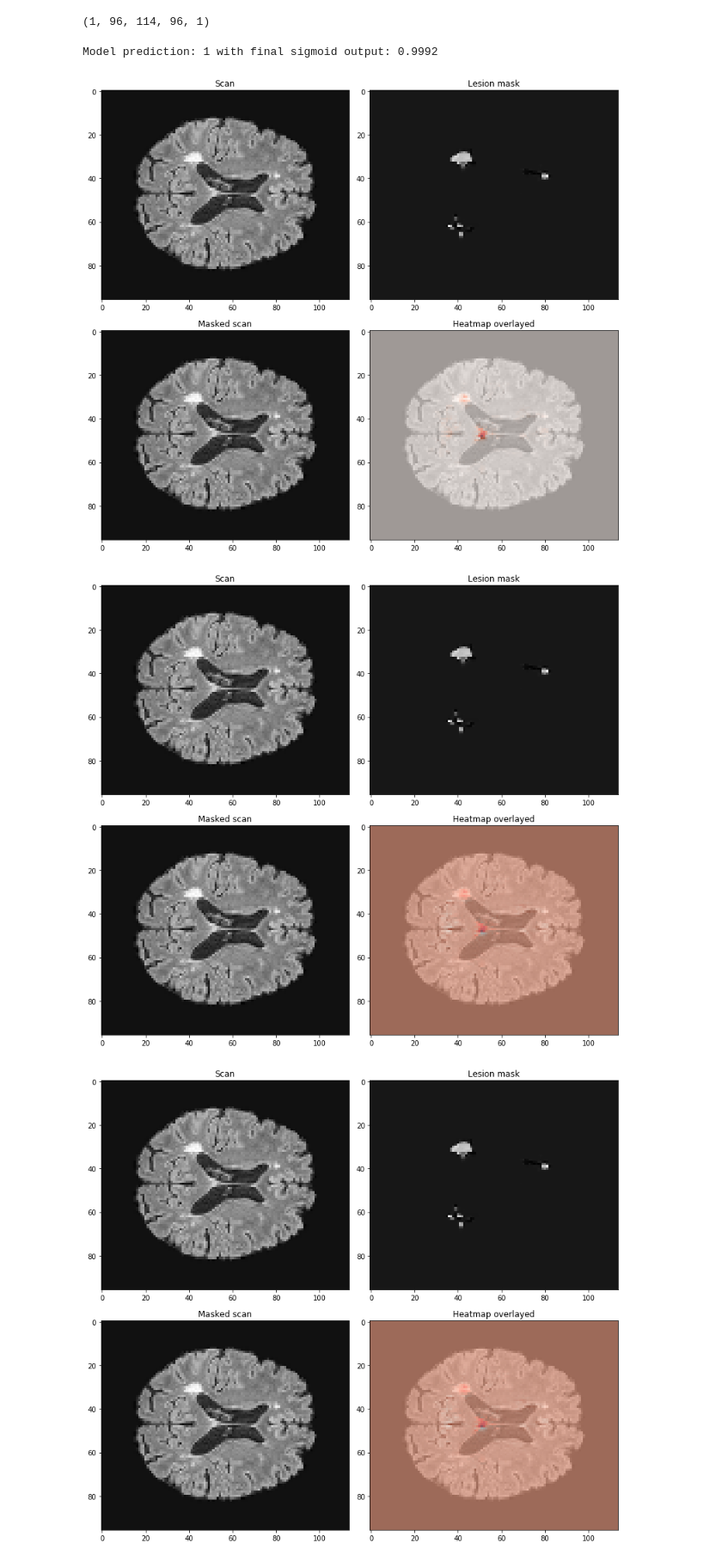
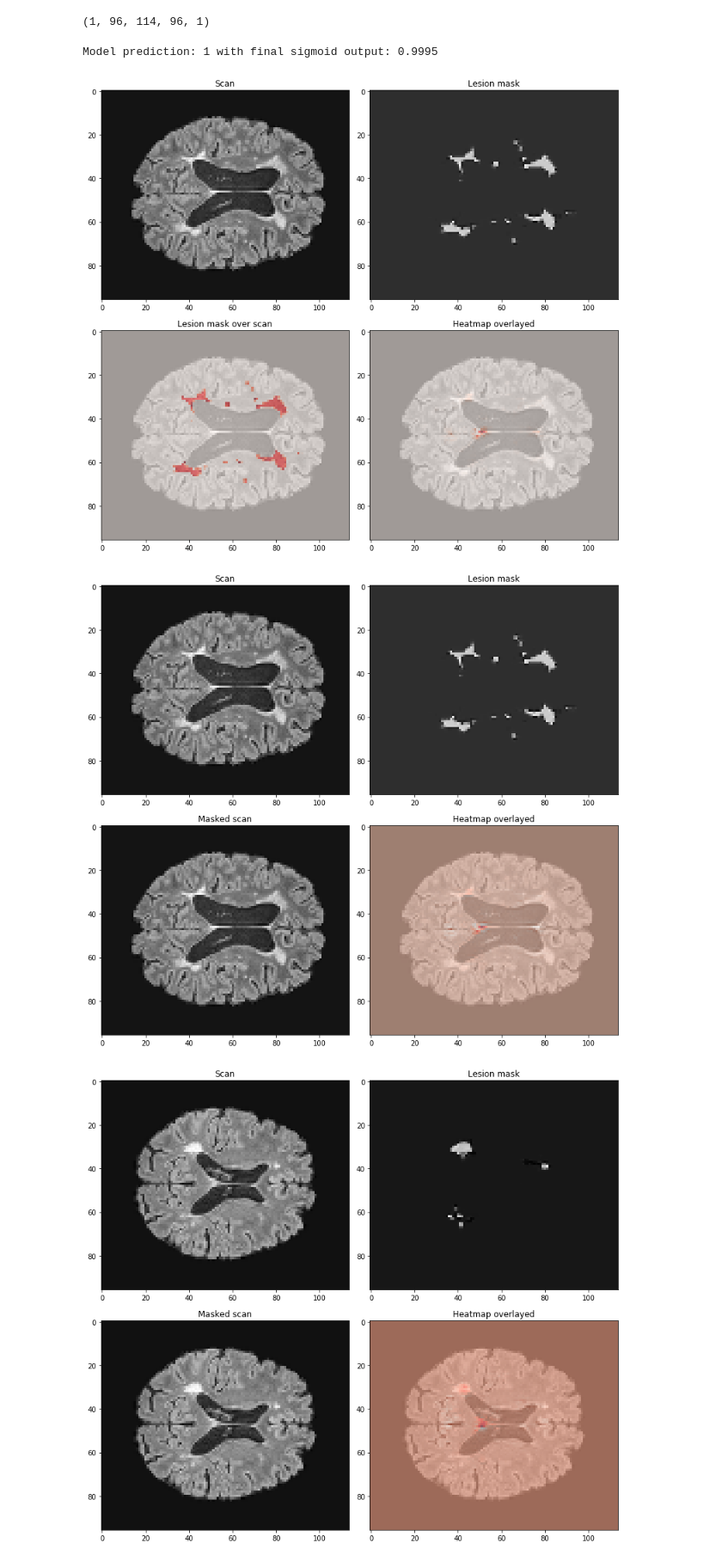
Before and after one commit to derEitel/explainableMS, a Jupyter notebook: INNvestigate-normal MS FLAIR.ipynb, the cells around one changed output. Shown at 86% size. Drawn from its saved outputs; the diff is of its cells as text; code cells hidden in the pictures.

```diff
--- a/INNvestigate-normal MS FLAIR.ipynb
+++ b/INNvestigate-normal MS FLAIR.ipynb
@@ -105,0 +110,7 @@ plt.show()
+# %%
+# sum over all dimensions
+lesion_masks_train = np.sum(lesion_masks_train, axis=(1, 2, 3)).reshape(-1, 1)
+lesion_masks_holdout = np.sum(lesion_masks_holdout, axis=(1, 2, 3)).reshape(-1, 1)
+# %%
+y_train = np.array(y_train)
+y_holdout = np.array(y_holdout)
@@ -214,7 +259,7 @@ model_dir = os.path.join(result_dir, weights[6]) # select best model
 #model_dir = os.path.join(result_dir, weights[1]) # select other model
 model.load_weights(model_dir)
 # %%
-image_idx = 8
+image_idx = 6
 sl = 48
 b = 1
 test_loader = CISDataset(X_holdout, y_holdout, transform=[intensity], batch_size=b, shuffle=False, z_factor=z_factor)
@@ -232,35 +277,36 @@ image.shape
 pred = model.predict(image)
 print("Model prediction: {} with final sigmoid output: {:.4f}".format((pred.item()>=0.5)*1, pred.item()))
 # %% [output]
-Model prediction: 1 with final sigmoid output: 0.9992
+Model prediction: 1 with final sigmoid output: 0.9995
 # %%
 # Creating an analyzer
 gradient_analyzer = innvestigate.create_analyzer("gradient", model, postprocess="abs")
 
 # Applying the analyzer
 analysis = gradient_analyzer.analyze(image)
 
 r = 2
 c = 2
 # Displaying the gradient
 plt.figure(figsize=(14,12))
 plt.subplots_adjust(hspace=0.15, wspace=0.)
 ax1 = plt.subplot(r, c, 1)
 plt.imshow(X_holdout[image_idx,:,:,sl].squeeze(), cmap='gray', interpolation=None)
 plt.title("Scan")
 ax2 = plt.subplot(r, c, 2)
 plt.imshow(lesion_masks_holdout[image_idx,:,:,sl].squeeze(), cmap='gray', interpolation=None)
 plt.title("Lesion mask")
 ax3 = plt.subplot(r, c, 3)
 plt.imshow(image[0,:,:,sl].squeeze(), cmap='gray', interpolation=None)
-plt.title("Masked scan")
+plt.imshow(lesion_masks_holdout[image_idx,:,:,sl].squeeze(), cmap='Reds', alpha=0.6, vmin=0.1)
+plt.title("Lesion mask over scan")
 ax4 = plt.subplot(r, c, 4)
 plt.imshow(image[0,:,:,sl].squeeze(), cmap='gray', interpolation=None)
 plt.imshow(analysis.squeeze()[:,:,sl], cmap='Reds', interpolation='nearest', alpha=0.6)
 plt.title("Heatmap overlayed")
 plt.show()
 # %% [output]
-[figure, old version]
+[figure, new version]
 # %%
 # Creating an analyzer
 gradient_analyzer = innvestigate.create_analyzer("deconvnet", model)
@@ -288,7 +334,7 @@ plt.imshow(analysis.squeeze()[:,:,sl], cmap='Reds', interpolation='nearest', alp
 plt.title("Heatmap overlayed")
 plt.show()
 # %% [output]
-[figure, old version]
+[figure, new version]
 # %%
 # Creating an analyzer
 gradient_analyzer = innvestigate.create_analyzer("guided_backprop", model)#, postprocess="abs")
```
Also changed, not shown: parts of 7 cells of this notebook, 9 other files.
